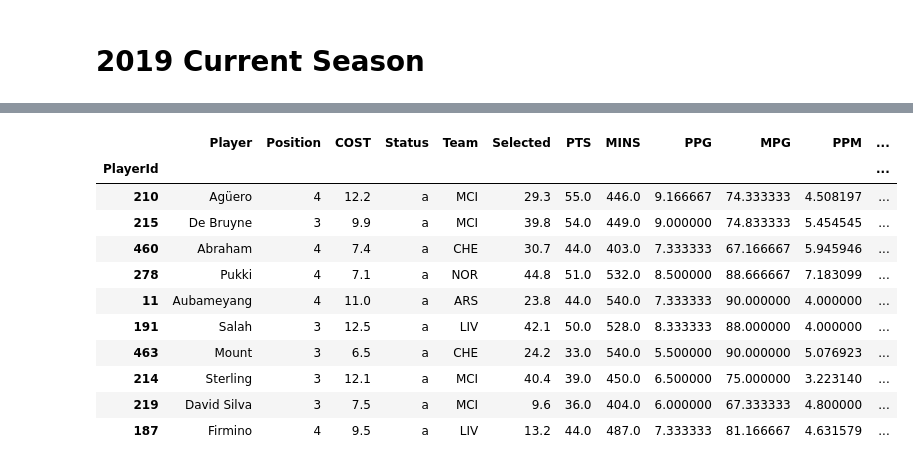
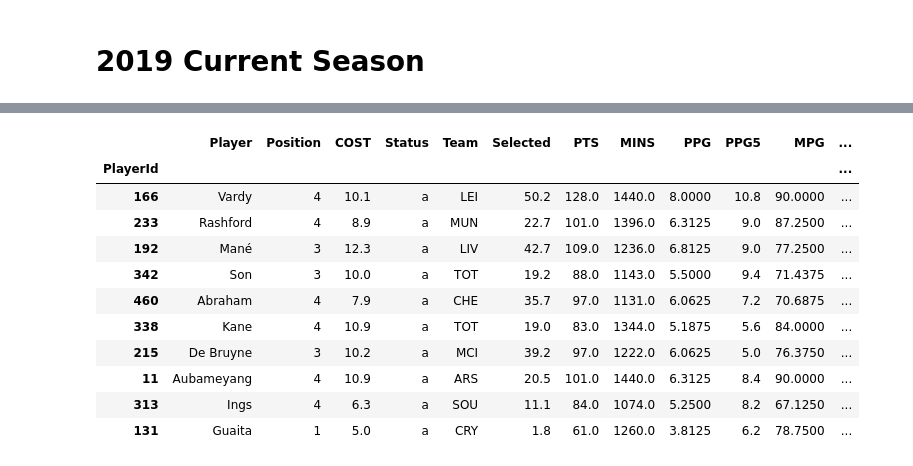
Before and after one commit to linkmic/fantasy, a Jupyter notebook: FPL Data 2019.ipynb, the cells around one changed output, grey strips where cells are left out. Drawn from its saved outputs; the diff is of its cells as text; code cells hidden in the pictures.

Commit message:
201920 fiddles

```diff
--- a/FPL Data 2019.ipynb
+++ b/FPL Data 2019.ipynb
@@ -567,7 +567,7 @@ Total points:183.0, cost:£17.0, and with players:4
 # %% [markdown]
 # 2019 Current Season
 # %%
-gw = 7
+gw = 17
 last = gw - 1
 
 # reload players from local storage
@@ -580,5 +580,6 @@ mins_cols = [str(i) + ' mins' for i in range(1,gw)]
 
 # next 5 fixture difficulties
 fds5_cols = [str(i) + ' fds' for i in range(0,5)]
+ppg5_cols = [str(i) + ' pts' for i in range(gw-6,gw)]
 
 val_col = str(last) + 'val'
@@ -604,29 +586,33 @@ Index(['Player', 'Position', 'Cost', 'Status', 'Team', 'Selected',
 # %%
 # compute total points 2019, total minutes 2019,
 
 df['COST'] = df['Cost']/10
 df['PTS'] = df[pts_cols].sum(axis=1)
 df['MINS'] = df[mins_cols].sum(axis=1)
 df['FDS5'] = df[fds5_cols].sum(axis=1)
+df['PPG5'] = df[ppg5_cols].sum(axis=1)
 
 # compute points/game 2019/20, minutes/game 2019/20, points/million 2019/20
 df['PPG'] = df['PTS']/last
+df['PPG5'] = df['PPG5']/5
 df['MPG'] = df['MINS']/last
 df['PPM'] = df['PTS']/df['COST']
-df['ADJPPG5'] = df['PPG']/df['FDS5']*100
 
-summary_cols = ['Player', 'Position', 'COST', 'Status', 'Team', 'Selected', 'PTS', 'MINS', 'PPG', 'MPG', 'PPM', 'FDS5', 'ADJPPG5' ]
+# this is a fiddle to fix
+df['ADJPPG5'] = df['PPG']/df['FDS5']*18
+
+summary_cols = ['Player', 'Position', 'COST', 'Status', 'Team', 'Selected', 'PTS', 'MINS', 'PPG', 'PPG5', 'MPG', 'PPM', 'FDS5', 'ADJPPG5' ]
 df[summary_cols].sort_values('ADJPPG5', ascending=False).head(10)
 # %% [output]
-|  | Player | Position | COST | Status | Team | Selected | PTS | MINS | PPG | MPG | PPM | ... |
+|  | Player | Position | COST | Status | Team | Selected | PTS | MINS | PPG | PPG5 | MPG | ... |
 | PlayerId |  |  |  |  |  |  |  |  |  |  |  | ... |
-| 210 | Agüero | 4 | 12.2 | a | MCI | 29.3 | 55.0 | 446.0 | 9.166667 | 74.333333 | 4.508197 | ... |
-| 215 | De Bruyne | 3 | 9.9 | a | MCI | 39.8 | 54.0 | 449.0 | 9.000000 | 74.833333 | 5.454545 | ... |
-| 460 | Abraham | 4 | 7.4 | a | CHE | 30.7 | 44.0 | 403.0 | 7.333333 | 67.166667 | 5.945946 | ... |
-| 278 | Pukki | 4 | 7.1 | a | NOR | 44.8 | 51.0 | 532.0 | 8.500000 | 88.666667 | 7.183099 | ... |
-| 11 | Aubameyang | 4 | 11.0 | a | ARS | 23.8 | 44.0 | 540.0 | 7.333333 | 90.000000 | 4.000000 | ... |
-| 191 | Salah | 3 | 12.5 | a | LIV | 42.1 | 50.0 | 528.0 | 8.333333 | 88.000000 | 4.000000 | ... |
-| 463 | Mount | 3 | 6.5 | a | CHE | 24.2 | 33.0 | 540.0 | 5.500000 | 90.000000 | 5.076923 | ... |
-| 214 | Sterling | 3 | 12.1 | a | MCI | 40.4 | 39.0 | 450.0 | 6.500000 | 75.000000 | 3.223140 | ... |
-| 219 | David Silva | 3 | 7.5 | a | MCI | 9.6 | 36.0 | 404.0 | 6.000000 | 67.333333 | 4.800000 | ... |
-| 187 | Firmino | 4 | 9.5 | a | LIV | 13.2 | 44.0 | 487.0 | 7.333333 | 81.166667 | 4.631579 | ... |
+| 166 | Vardy | 4 | 10.1 | a | LEI | 50.2 | 128.0 | 1440.0 | 8.0000 | 10.8 | 90.0000 | ... |
+| 233 | Rashford | 4 | 8.9 | a | MUN | 22.7 | 101.0 | 1396.0 | 6.3125 | 9.0 | 87.2500 | ... |
+| 192 | Mané | 3 | 12.3 | a | LIV | 42.7 | 109.0 | 1236.0 | 6.8125 | 9.0 | 77.2500 | ... |
+| 342 | Son | 3 | 10.0 | a | TOT | 19.2 | 88.0 | 1143.0 | 5.5000 | 9.4 | 71.4375 | ... |
+| 460 | Abraham | 4 | 7.9 | a | CHE | 35.7 | 97.0 | 1131.0 | 6.0625 | 7.2 | 70.6875 | ... |
+| 338 | Kane | 4 | 10.9 | a | TOT | 19.0 | 83.0 | 1344.0 | 5.1875 | 5.6 | 84.0000 | ... |
+| 215 | De Bruyne | 3 | 10.2 | a | MCI | 39.2 | 97.0 | 1222.0 | 6.0625 | 5.0 | 76.3750 | ... |
+| 11 | Aubameyang | 4 | 10.9 | a | ARS | 20.5 | 101.0 | 1440.0 | 6.3125 | 8.4 | 90.0000 | ... |
+| 313 | Ings | 4 | 6.3 | a | SOU | 11.1 | 84.0 | 1074.0 | 5.2500 | 8.2 | 67.1250 | ... |
+| 131 | Guaita | 1 | 5.0 | a | CRY | 1.8 | 61.0 | 1260.0 | 3.8125 | 6.2 | 78.7500 | ... |
```
Also changed, not shown: parts of 21 cells of this notebook, 4 other files.
